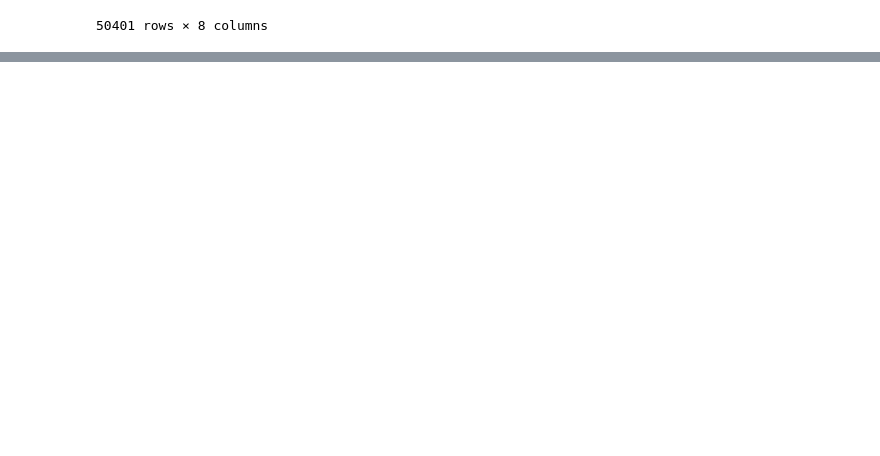
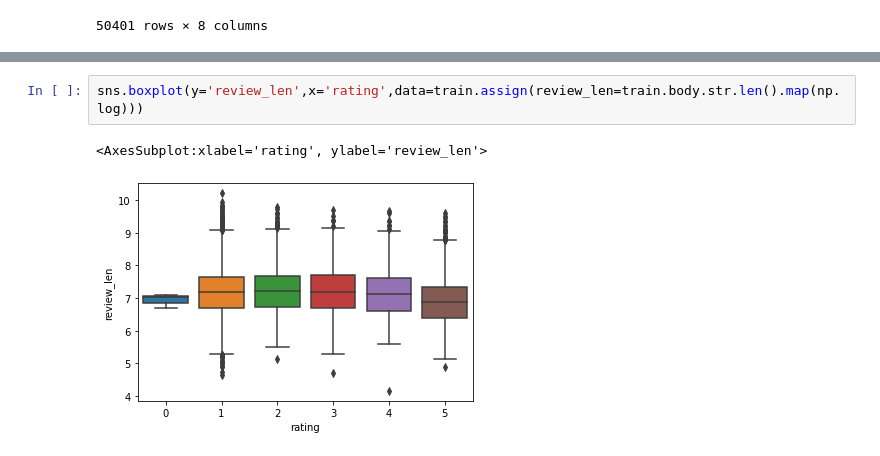
Before and after one commit to vikozlov89/bank_cards_reviews, a Jupyter notebook: rating_predictor/experiments/01 EDA/EDA.ipynb, the cells around one changed output, grey strips where cells are left out. Drawn from its saved outputs; the diff is of its cells as text; blank space fills up the shorter version.

```diff
--- a/rating_predictor/experiments/01 EDA/EDA.ipynb
+++ b/rating_predictor/experiments/01 EDA/EDA.ipynb
@@ -51,0 +79,5 @@ train
+# %%
+sns.boxplot(y='review_len',x='rating',data=train.assign(review_len=train.body.str.len().map(np.log)))
+# %% [output]
+<AxesSubplot:xlabel='rating', ylabel='review_len'>
+[figure, added]
```
Also changed, not shown: parts of 12 cells of this notebook, 2 other files.
